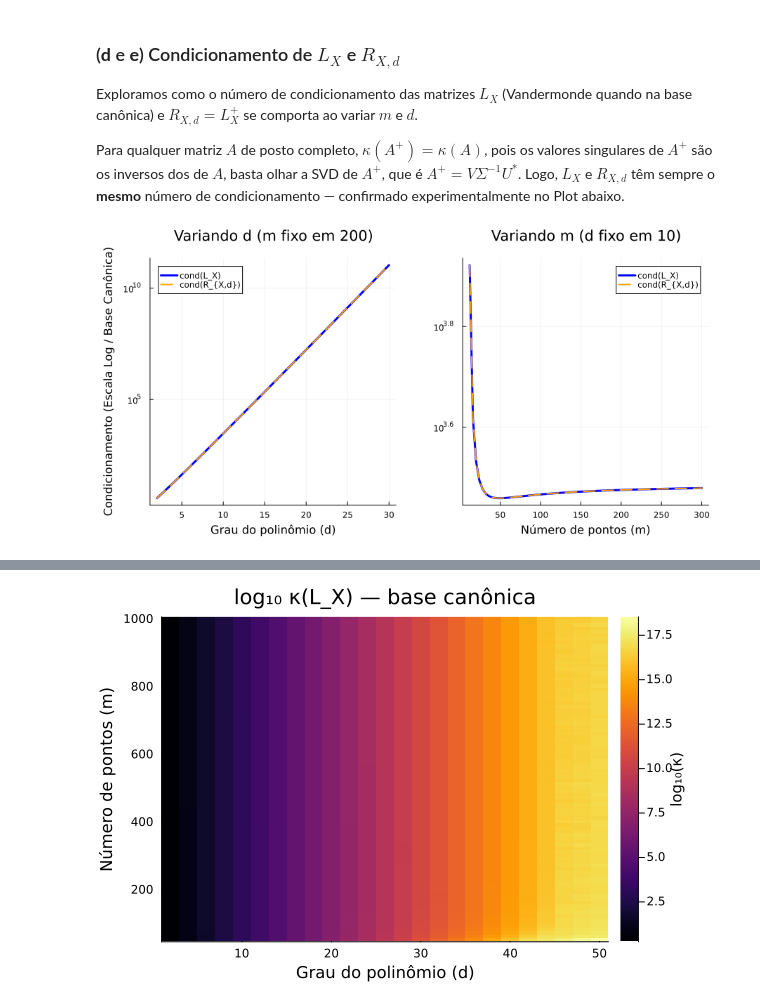
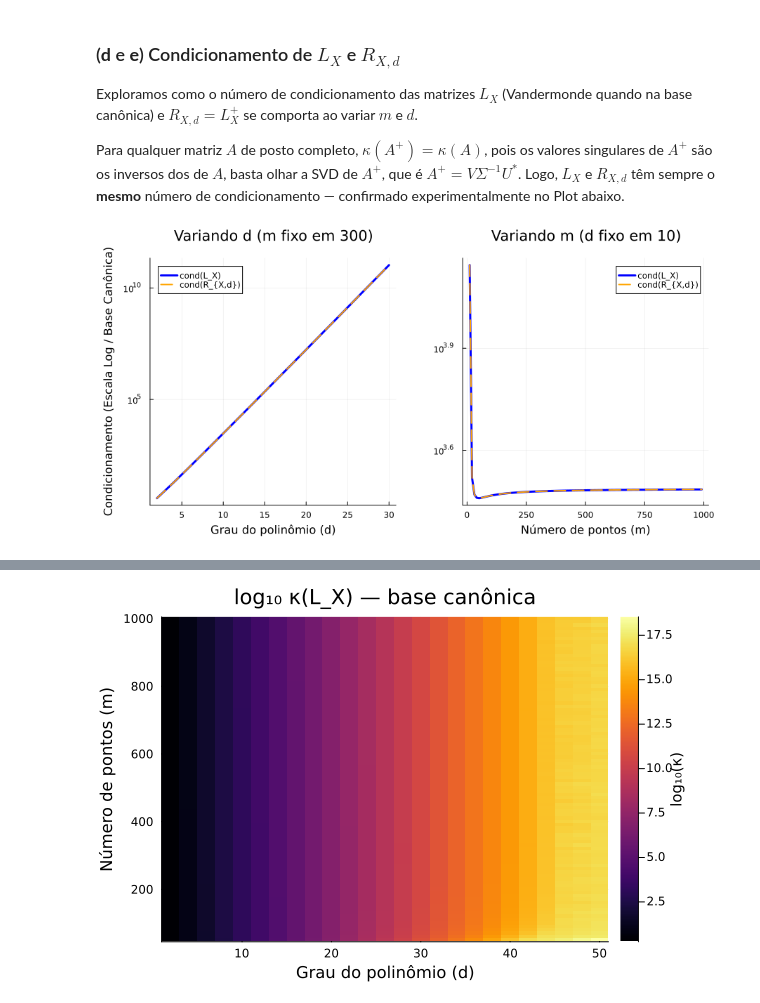
Before and after one commit to Jose-Pedro-Dresch/aln_pjt3_polinomios, a Jupyter notebook: Projeto3_julia (1).ipynb, the cells around one changed output, grey strips where cells are left out. Saved outputs shown, nothing was run; the diff lists cells and outputs as text; code cells hidden in the pictures.

```diff
--- a/Projeto3_julia (1).ipynb
+++ b/Projeto3_julia (1).ipynb
@@ -396,12 +396,12 @@ confirmado experimentalmente no Plot abaixo.
 # %%
 # ================= Configurações ================= #
 # Fixa m, varia d
-m_fixed = 200
+m_fixed = 300
 d_vals = 2:2:30
 
 # Fixa d, varia m
 d_fixed = 10
-m_vals = 12:4:300
+m_vals = 11:10:1000
 
 cond_L_d = zeros(length(d_vals))
 cond_R_d = zeros(length(d_vals))
@@ -435,31 +435,31 @@ end
 p1 = plot(d_vals, cond_L_d,
           label="cond(L_X)",
           lw=3, color=:blue)
 plot!(p1, d_vals, cond_R_d,
       label="cond(R_{X,d})",
       lw=2, ls=:dash, color=:orange)
 plot!(p1,
       yscale=:log10,
       title="Variando d (m fixo em $m_fixed)",
       xlabel="Grau do polinômio (d)",
       ylabel="Condicionamento (Escala Log / Base Canônica)",
       legend=:topleft,
       grid=true)
 
 # Gráfico 2
 p2 = plot(m_vals, cond_L_m,
           label="cond(L_X)",
           lw=3, color=:blue)
 plot!(p2, m_vals, cond_R_m,
       label="cond(R_{X,d})",
       lw=2, ls=:dash, color=:orange)
 plot!(p2,
       yscale=:log10,
       title="Variando m (d fixo em $d_fixed)",
       xlabel="Número de pontos (m)",
       legend=:topright,
       grid=true)
 
 plot(p1, p2, layout=(1, 2), size=(900, 450), margin=5Plots.mm)
 # %% [output]
-[figure, old version]
+[figure, new version]
```
Also changed, not shown: parts of 15 cells of this notebook.
